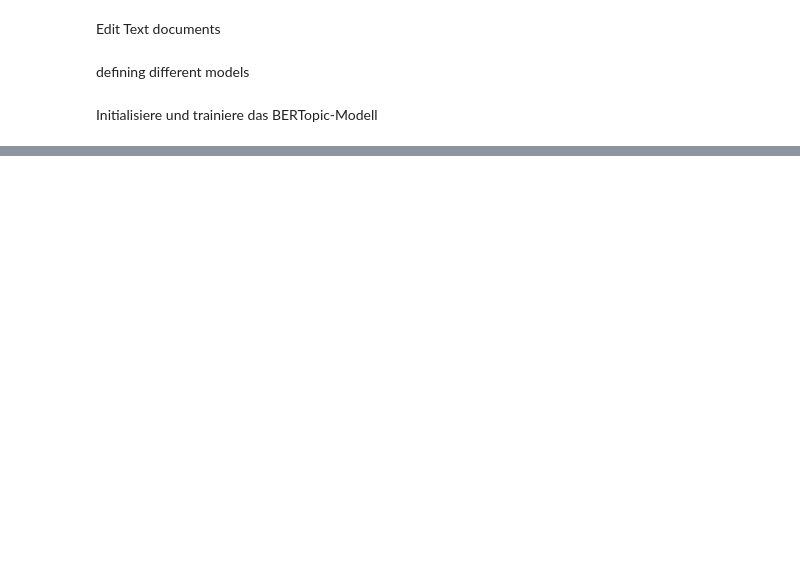
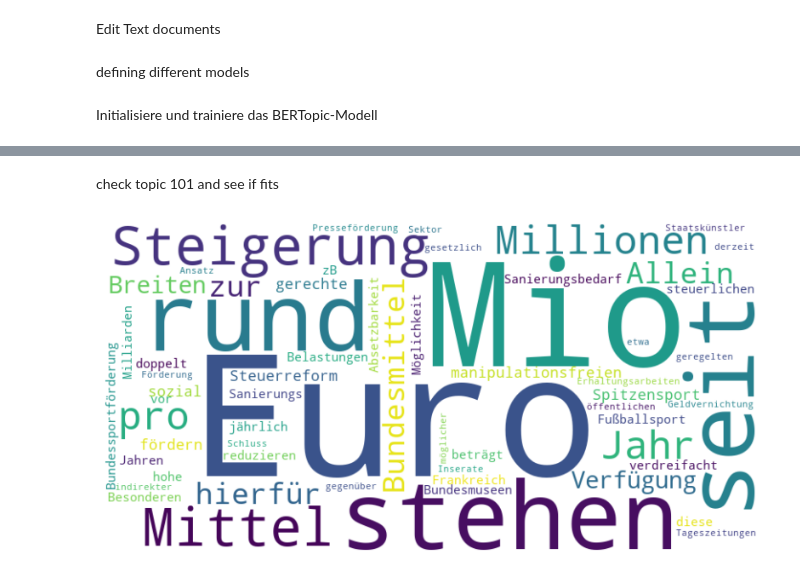
Before and after one commit to SpicyJaque/foPra, a Jupyter notebook: topic_model.ipynb, the cells around one changed output, grey strips where cells are left out. Drawn from its saved outputs; the diff is of its cells as text; code cells hidden in the pictures; blank space fills up the shorter version.

```diff
--- a/topic_model.ipynb
+++ b/topic_model.ipynb
@@ -173,2 +162,10 @@ topic_list =[57, 62, 65, 145, 169, ]
+# %%
+df_manifesto["topic"] = topics
+topic_list =[
+    9,
+    # 38,
+    34,
+    69,
+    101]
 # %%
 df_manifesto.rename(columns={"label": "category"}, inplace=True)
@@ -217,0 +205,14 @@ df_spendings["label"] = df_spendings["label"].astype(int)
+# %%
+def apply_labels(df, topic, code, policy, country="both"):
+    df_labeled = df[
+    (df["topic"].isin(topic)) &
+    (df["cmp_code"].isin(code))
+    ]
+
+    if country != "both":
+        new_df_labeled = df_labeled.loc[df_labeled["country"] == country]
+        new_df_labeled["label"] = policy
+        return new_df_labeled
+    else:
+        df_labeled["label"] = policy
+        return df_labeled
@@ -217,0 +251,4 @@ df_spendings["label"] = df_spendings["label"].astype(int)
+# %%
+df_manifesto.loc[df_new_labels.index, 'label'] = df_new_labels['label']
+# %% [markdown]
+check topic 101 and see if fits
@@ -217,0 +272,23 @@ df_spendings["label"] = df_spendings["label"].astype(int)
+# %%
+from wordcloud import STOPWORDS
+
+# Filter the dataframe for the specified conditions
+filtered_df = apply_labels(df_manifesto, topic_list, [502],0)
+
+# Combine all text into a single string
+text = " ".join(filtered_df["text"].dropna())
+
+# Generate the word cloud
+# Add German stopwords to the default stopwords
+german_stopwords = set(STOPWORDS).union({"und", "wer", "der", "die", "das", "ist", "wir", "mit", "den", "ein", "eine", "zu", "im", "auf", "für", "von", "auch", "nicht", "in", "des", "sich", "dass", "an", "als", "es", "am", "dem", "oder", "so", "aus", "bei", "nur", "mehr", "durch", "werden", "kann", "muss", "aber", "noch", "um", "einen", "hat", "nach", "wie", "über", "man", "einer", "haben", "alle", "sehr", "schon", "wenn", "keine", "keinen", "keinem", "keiner"})
+
+# Generate the word cloud without German stopwords
+wordcloud = WordCloud(width=800, height=400, background_color="white", stopwords=german_stopwords).generate(text)
+
+# Display the word cloud
+plt.figure(figsize=(10, 5))
+plt.imshow(wordcloud, interpolation="bilinear")
+plt.axis("off")
+plt.show()
+# %% [output]
+[figure, added]
```
Also changed, not shown: parts of 34 cells of this notebook.
